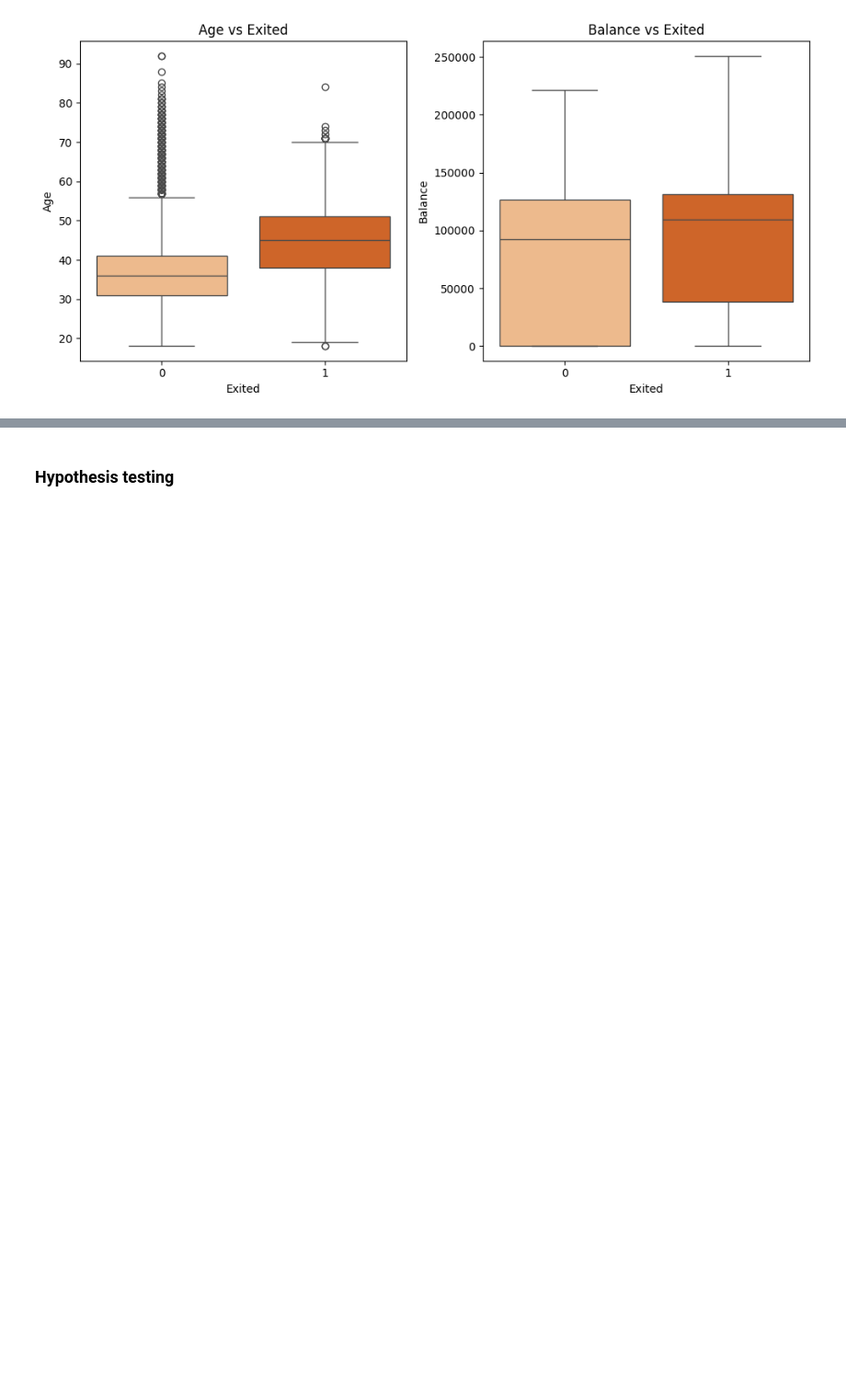
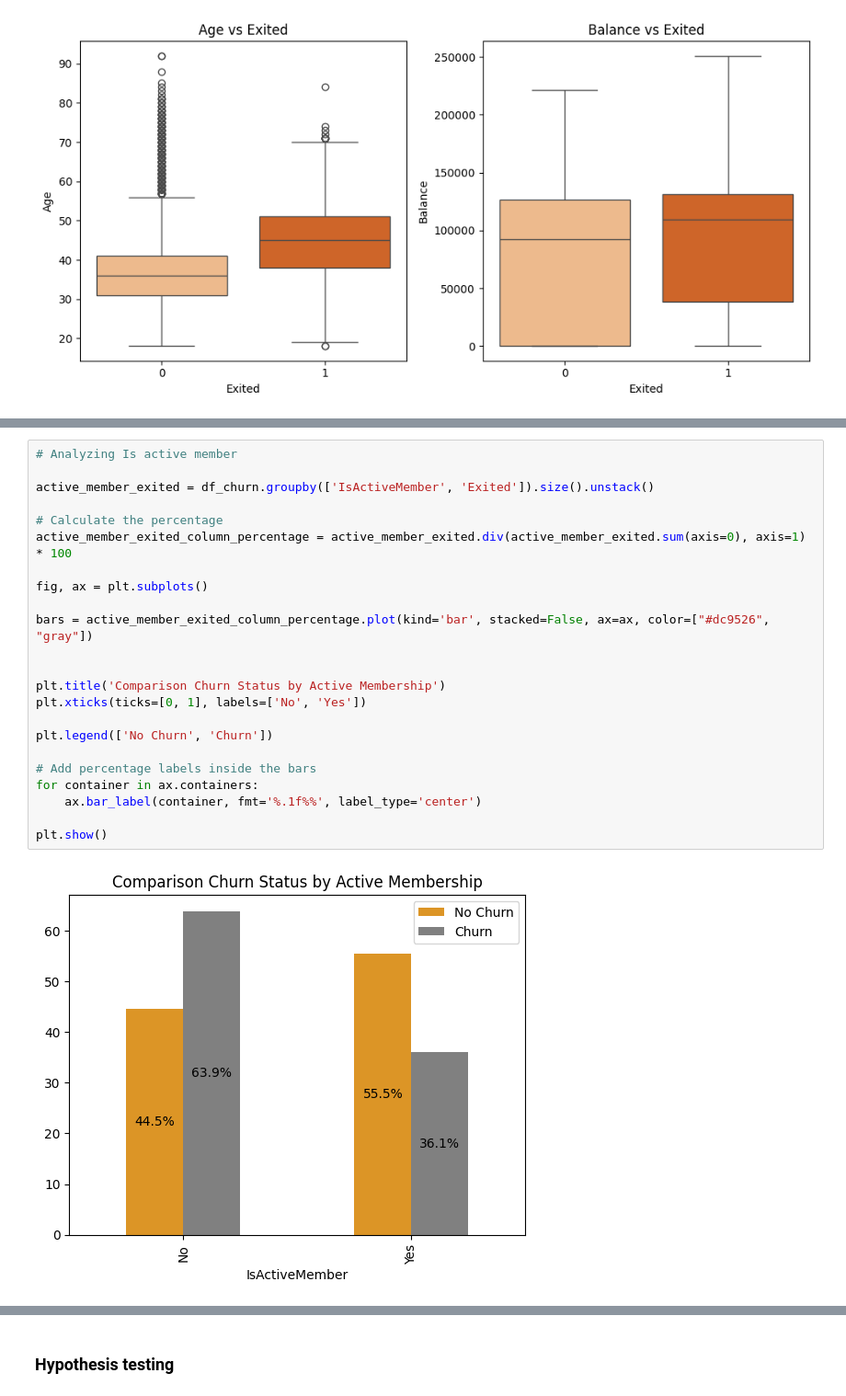
Before and after one commit to Loredane-2024/final-project, a Jupyter notebook: notebooks/final_project.ipynb, the cells around one changed output, grey strips where cells are left out. Shown at 92% size. Drawn from its saved outputs; the diff is of its cells as text; blank space fills up the shorter version.

```diff
--- a/notebooks/final_project.ipynb
+++ b/notebooks/final_project.ipynb
@@ -293,0 +301,25 @@ plt.show()
+# %%
+# Analyzing Is active member
+
+active_member_exited = df_churn.groupby(['IsActiveMember', 'Exited']).size().unstack()
+
+# Calculate the percentage
+active_member_exited_column_percentage = active_member_exited.div(active_member_exited.sum(axis=0), axis=1) * 100
+
+fig, ax = plt.subplots()
+
+bars = active_member_exited_column_percentage.plot(kind='bar', stacked=False, ax=ax, color=["#dc9526", "gray"])
+
+
+plt.title('Comparison Churn Status by Active Membership')
+plt.xticks(ticks=[0, 1], labels=['No', 'Yes'])
+
+plt.legend(['No Churn', 'Churn'])
+
+# Add percentage labels inside the bars
+for container in ax.containers:
+    ax.bar_label(container, fmt='%.1f%%', label_type='center')
+
+plt.show()
+# %% [output]
+[figure, added]
```
Also changed, not shown: parts of 19 cells of this notebook.
